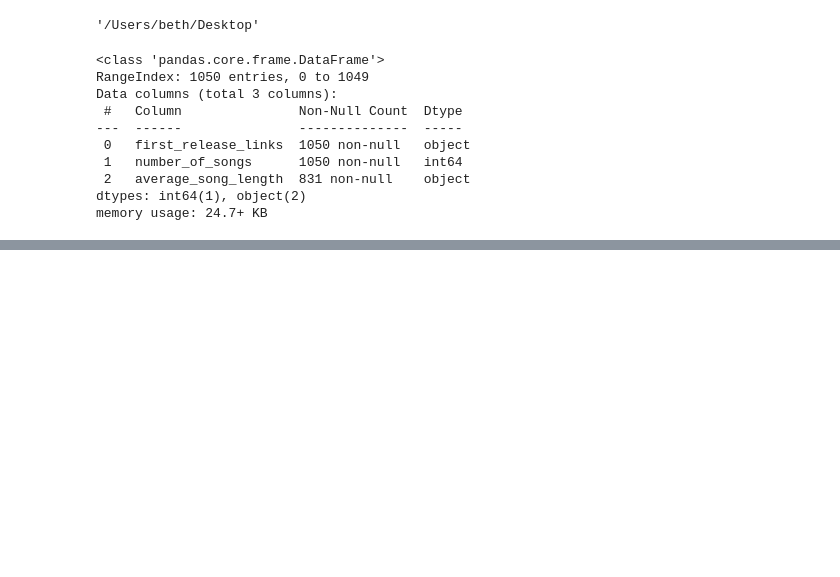
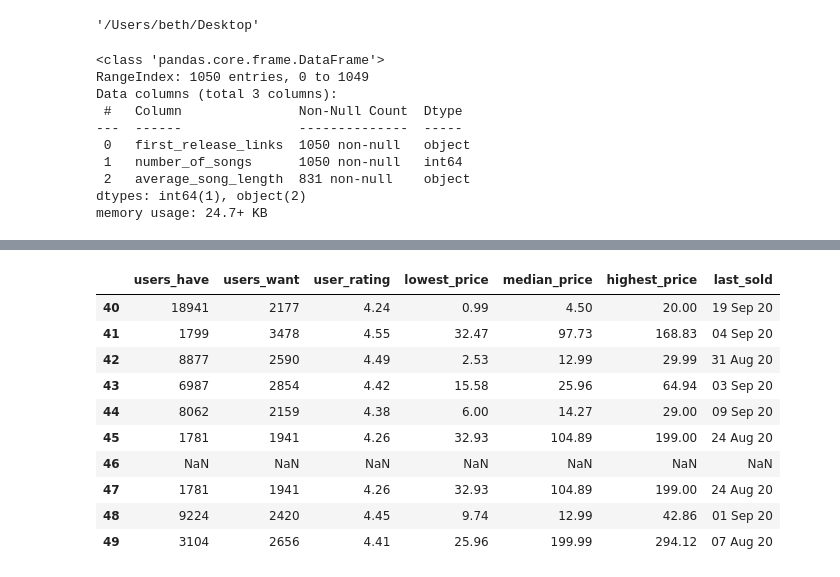
Before and after one commit to Beth526/metis_project2, a Jupyter notebook: Discogs_webscraping.ipynb, the cells around one changed output, grey strips where cells are left out. Saved outputs shown, nothing was run; the diff lists cells and outputs as text; code cells hidden in the pictures; blank space fills up the shorter version.

```diff
--- a/Discogs_webscraping.ipynb
+++ b/Discogs_webscraping.ipynb
@@ -294,0 +550,14 @@ for url in top_all_collected['first_release_links']:
+# %%
+df_A.iloc[40:50]
+# %% [output]
+|  | users_have | users_want | user_rating | lowest_price | median_price | highest_price | last_sold |
+| 40 | 18941 | 2177 | 4.24 | 0.99 | 4.50 | 20.00 | 19 Sep 20 |
+| 41 | 1799 | 3478 | 4.55 | 32.47 | 97.73 | 168.83 | 04 Sep 20 |
+| 42 | 8877 | 2590 | 4.49 | 2.53 | 12.99 | 29.99 | 31 Aug 20 |
+| 43 | 6987 | 2854 | 4.42 | 15.58 | 25.96 | 64.94 | 03 Sep 20 |
+| 44 | 8062 | 2159 | 4.38 | 6.00 | 14.27 | 29.00 | 09 Sep 20 |
+| 45 | 1781 | 1941 | 4.26 | 32.93 | 104.89 | 199.00 | 24 Aug 20 |
+| 46 | NaN | NaN | NaN | NaN | NaN | NaN | NaN |
+| 47 | 1781 | 1941 | 4.26 | 32.93 | 104.89 | 199.00 | 24 Aug 20 |
+| 48 | 9224 | 2420 | 4.45 | 9.74 | 12.99 | 42.86 | 01 Sep 20 |
+| 49 | 3104 | 2656 | 4.41 | 25.96 | 199.99 | 294.12 | 07 Aug 20 |
```
Also changed, not shown: parts of 60 cells of this notebook, 5 other files.
